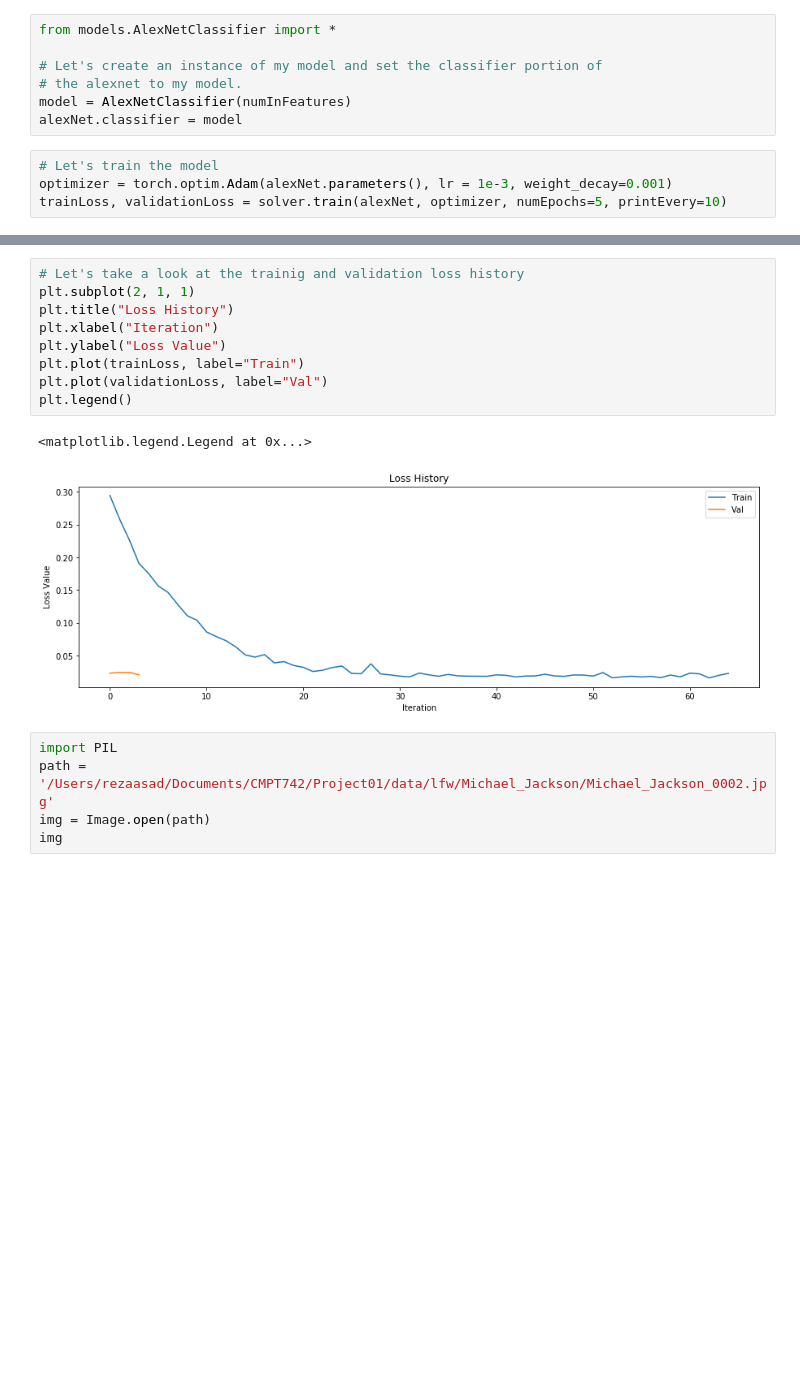
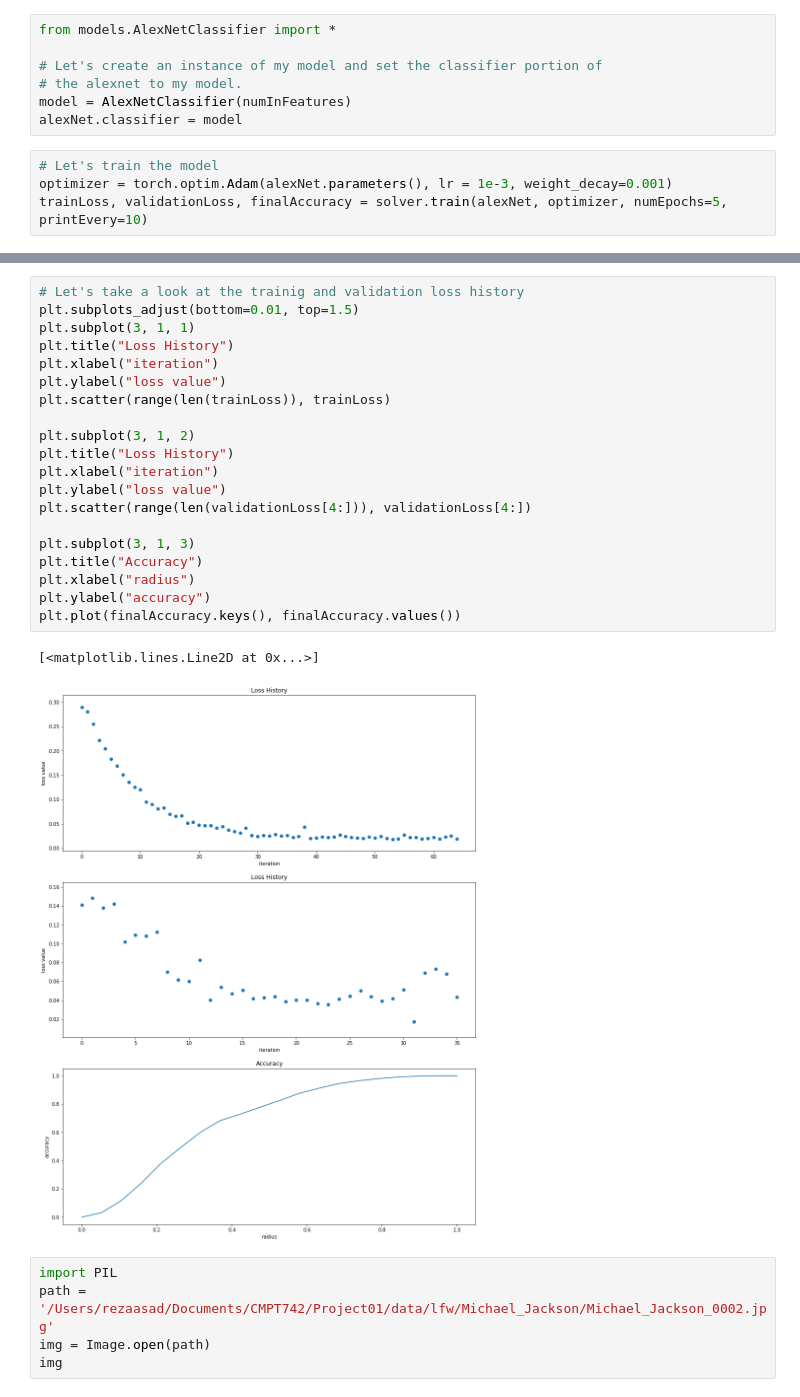
Before and after one commit to reza-asad/Facial-Landmark-Regression, a Jupyter notebook: FacialLandmarkDetection.ipynb, the cells around one changed output, grey strips where cells are left out. Saved outputs shown, nothing was run; the diff lists cells and outputs as text; blank space fills up the shorter version.

Commit message:
Plotted loss on validation and training datasets. Plotted the accuracy of the model on the validation dataset using disc of various radius.

```diff
--- a/FacialLandmarkDetection.ipynb
+++ b/FacialLandmarkDetection.ipynb
@@ -153,7 +153,7 @@ alexNet.classifier = model
 # %%
 # Let's train the model
 optimizer = torch.optim.Adam(alexNet.parameters(), lr = 1e-3, weight_decay=0.001)
-trainLoss, validationLoss = solver.train(alexNet, optimizer, numEpochs=5, printEvery=10)
+trainLoss, validationLoss, finalAccuracy = solver.train(alexNet, optimizer, numEpochs=5, printEvery=10)
 # %% [output]
 This is epoch 0
 Epoch 0, iteration 0 : loss is 0.29
@@ -178,15 +175,26 @@ The accuracy on validation set is: {0.25: 0.7064285714285714, 0.5: 0.99214285714
-# %%
-# Let's take a look at the trainig and validation loss history
-plt.subplot(2, 1, 1)
-plt.title("Loss History")
-plt.xlabel("Iteration")
-plt.ylabel("Loss Value")
-plt.plot(trainLoss, label="Train")
-plt.plot(validationLoss, label="Val")
-plt.legend()
-# %% [output]
-<matplotlib.legend.Legend at 0x...>
-[figure, removed]
+# %%
+# Let's take a look at the trainig and validation loss history
+plt.subplots_adjust(bottom=0.01, top=1.5)
+plt.subplot(3, 1, 1)
+plt.title("Loss History")
+plt.xlabel("iteration")
+plt.ylabel("loss value")
+plt.scatter(range(len(trainLoss)), trainLoss)
+
+plt.subplot(3, 1, 2)
+plt.title("Loss History")
+plt.xlabel("iteration")
+plt.ylabel("loss value")
+plt.scatter(range(len(validationLoss[4:])), validationLoss[4:])
+
+plt.subplot(3, 1, 3)
+plt.title("Accuracy")
+plt.xlabel("radius")
+plt.ylabel("accuracy")
+plt.plot(finalAccuracy.keys(), finalAccuracy.values())
+# %% [output]
+[<matplotlib.lines.Line2D at 0x...>]
+[figure, added]
 # %%
 import PIL
 path = '/Users/rezaasad/Documents/CMPT742/Project01/data/lfw/Michael_Jackson/Michael_Jackson_0002.jpg'
```
Also changed, not shown: parts of 1 cell of this notebook, 1 other file.
